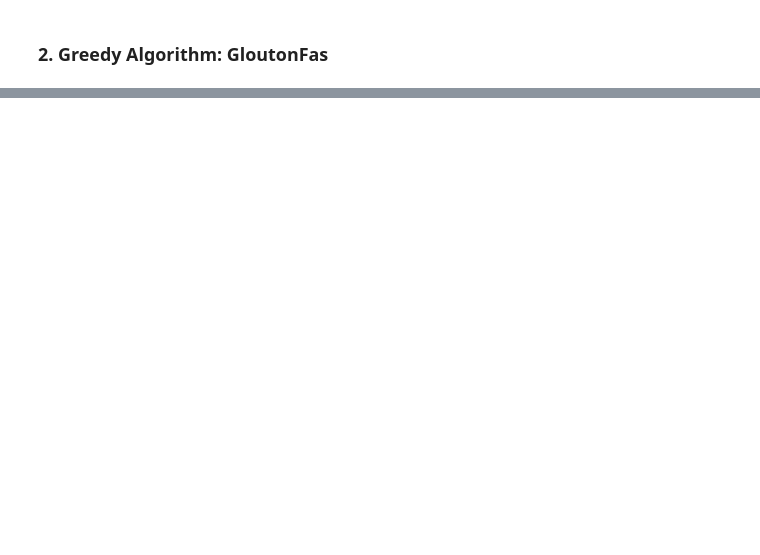
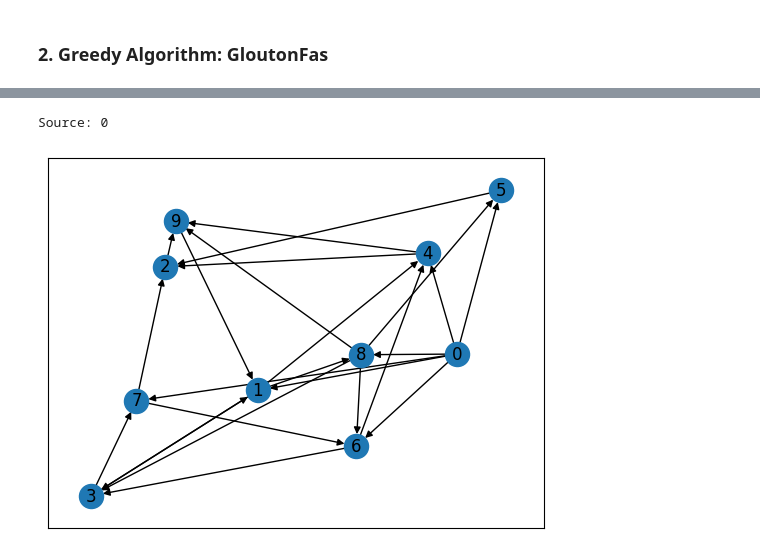
Before and after one commit to Ethan2541/Improved-Bellman-Ford, a Jupyter notebook: notebook.ipynb, the cells around one changed output, grey strips where cells are left out. Cells and saved outputs as stored; diff of their text form; code cells hidden in the pictures; blank space fills up the shorter version.

```diff
--- a/notebook.ipynb
+++ b/notebook.ipynb
@@ -55,0 +61,9 @@ display_graph(H)
+# %%
+s = pick_source_from_graph(G)
+print(f'Source: {s}')
+shortest_paths = [compute_shortest_paths(graph, s)[0] for graph in weighted_graphs[:-1]]
+T = graphs_union(shortest_paths)
+display_graph(T)
+# %% [output]
+Source: 0
+[figure, added]
```
Also changed, not shown: parts of 9 cells of this notebook, 2 other files.
